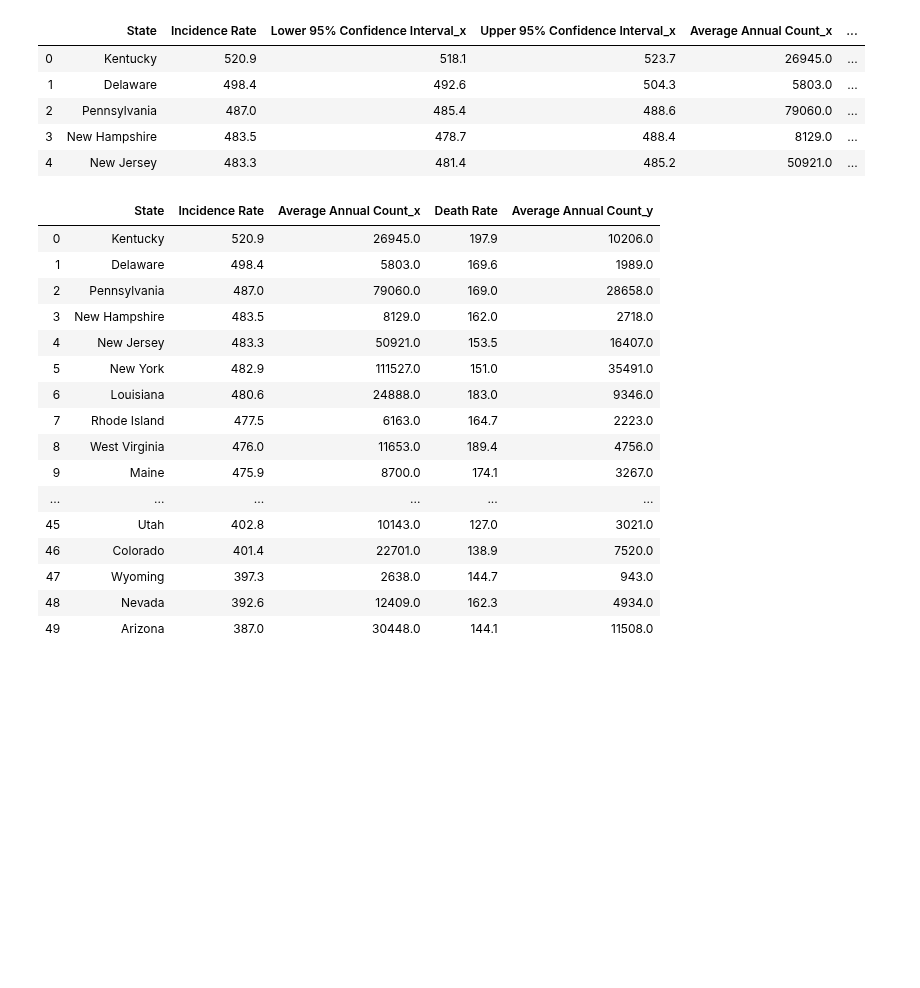
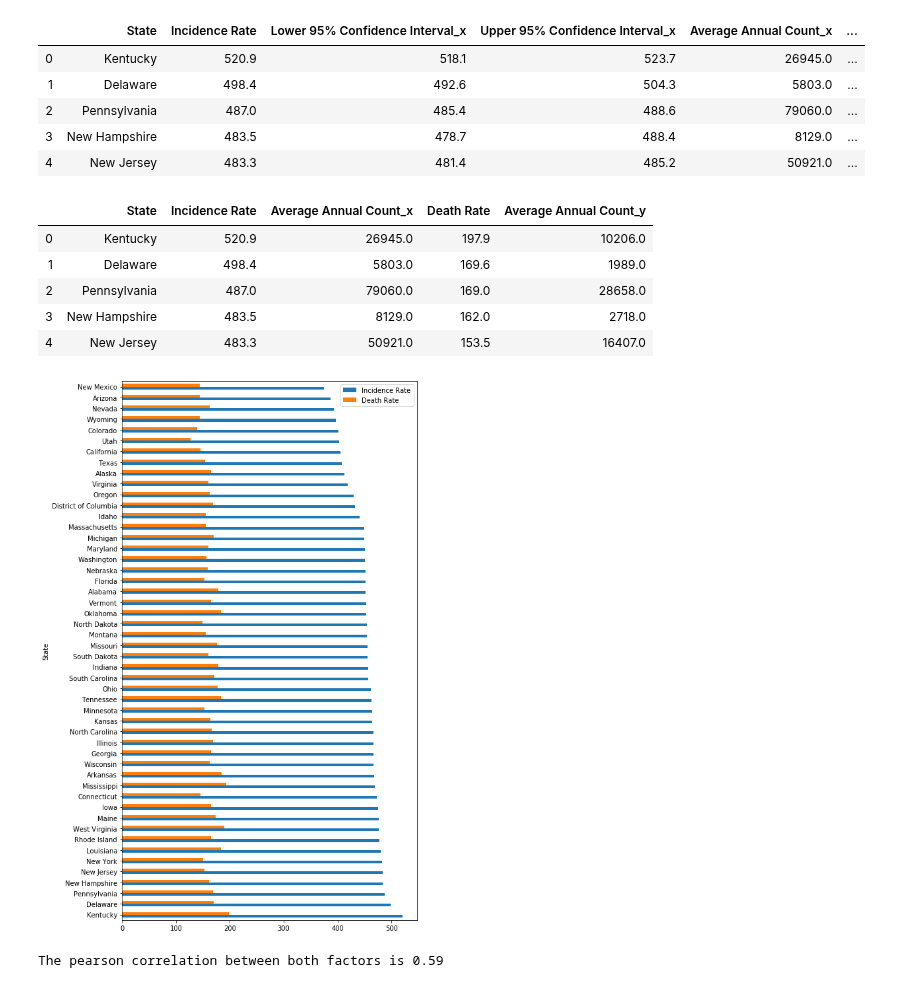
Before and after one commit to settinge/Cancer-and-Nonbiological-Variables, a Jupyter notebook: Statewiseonly.ipynb, the cells around one changed output. Cells and saved outputs as stored; diff of their text form; code cells hidden in the pictures; blank space fills up the shorter version.

```diff
--- a/Statewiseonly.ipynb
+++ b/Statewiseonly.ipynb
@@ -100,28 +101,31 @@ combined_cancer_data.head()
 # %%
 final_combined_cancer_data = combined_cancer_data.drop(["Lower 95% Confidence Interval_x",
 "Upper 95% Confidence Interval_x","Recent Trend_x", "Trend_x","Lower 95% Confidence Interval.1_x",
 "Upper 95% Confidence Interval.1_x","Lower 95% Confidence Interval_y","Upper 95% Confidence Interval_y",
 "Recent Trend_y", "Trend_y", "Lower 95% Confidence Interval.1_y", "Upper 95% Confidence Interval.1_y"], axis=1)
-finalfinal_combined_cancer_data.dropna()
+final_combined_cancer_data=final_combined_cancer_data.dropna()
+final_combined_cancer_data.sort_values('Incidence Rate')
 
-final_combined_cancer_data.head(50)
+final_combined_cancer_data.head()
 # %% [output]
 |  | State | Incidence Rate | Average Annual Count_x | Death Rate | Average Annual Count_y |
 | 0 | Kentucky | 520.9 | 26945.0 | 197.9 | 10206.0 |
 | 1 | Delaware | 498.4 | 5803.0 | 169.6 | 1989.0 |
 | 2 | Pennsylvania | 487.0 | 79060.0 | 169.0 | 28658.0 |
 | 3 | New Hampshire | 483.5 | 8129.0 | 162.0 | 2718.0 |
 | 4 | New Jersey | 483.3 | 50921.0 | 153.5 | 16407.0 |
-| 5 | New York | 482.9 | 111527.0 | 151.0 | 35491.0 |
-| 6 | Louisiana | 480.6 | 24888.0 | 183.0 | 9346.0 |
-| 7 | Rhode Island | 477.5 | 6163.0 | 164.7 | 2223.0 |
-| 8 | West Virginia | 476.0 | 11653.0 | 189.4 | 4756.0 |
-| 9 | Maine | 475.9 | 8700.0 | 174.1 | 3267.0 |
-| ... | ... | ... | ... | ... | ... |
-| 45 | Utah | 402.8 | 10143.0 | 127.0 | 3021.0 |
-| 46 | Colorado | 401.4 | 22701.0 | 138.9 | 7520.0 |
-| 47 | Wyoming | 397.3 | 2638.0 | 144.7 | 943.0 |
-| 48 | Nevada | 392.6 | 12409.0 | 162.3 | 4934.0 |
-| 49 | Arizona | 387.0 | 30448.0 | 144.1 | 11508.0 |
 # %%
 export_csv = final_combined_cancer_data.to_csv (r'Resource/final_combined_cancer_data.csv', index = None, header=True)
+# %%
+
+bx= final_combined_cancer_data.set_index('State')
+ax= bx[['Incidence Rate','Death Rate']].plot(kind="barh", figsize=(8,15))
+# %% [output]
+[figure, added]
+# %%
+x_axis= final_combined_cancer_data["Incidence Rate"]
+y_axis= final_combined_cancer_data["Death Rate"]
+correlation = st.pearsonr(x_axis,y_axis)
+print(f"The pearson correlation between both factors is {round(correlation[0],2)}")
+# %% [output]
+The pearson correlation between both factors is 0.59
```
Also changed, not shown: parts of 8 cells of this notebook, 1 other file.
